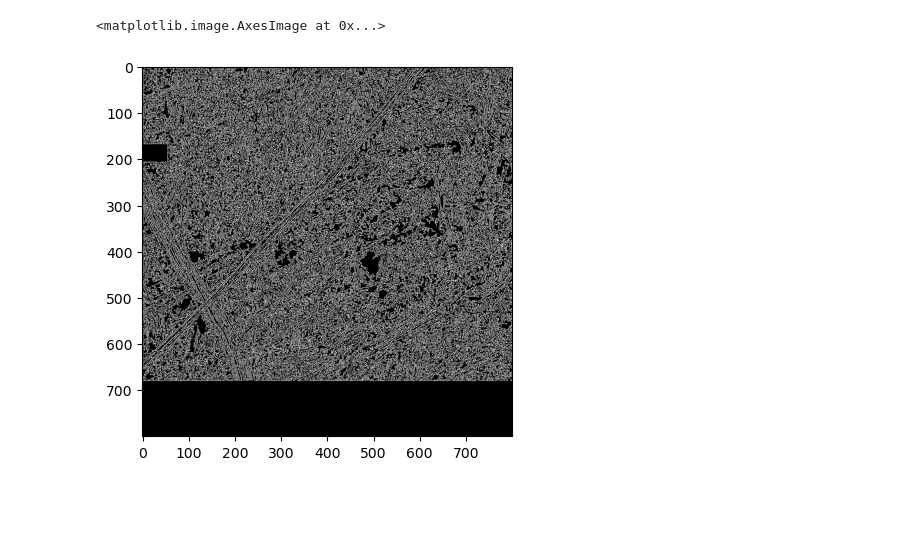
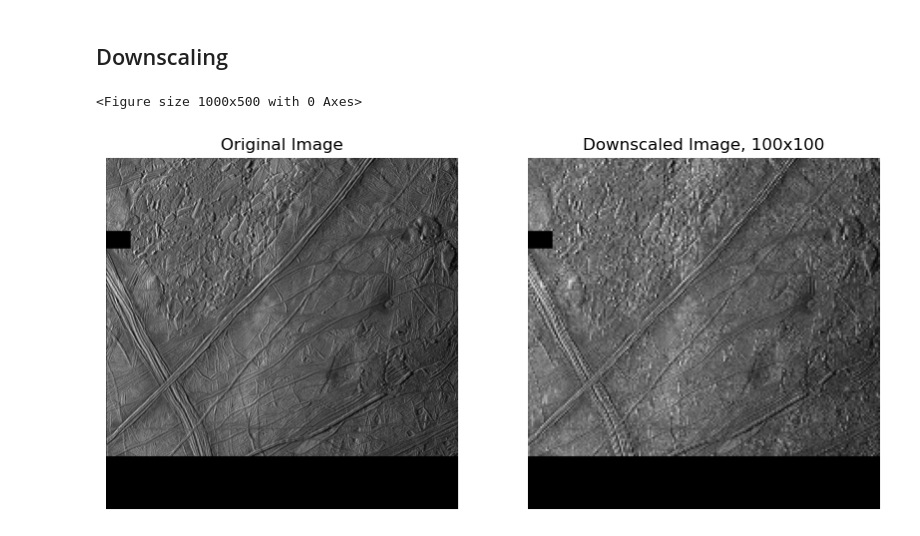
Before and after one commit to Rowan-Nag/Europa-Cycloided, a Jupyter notebook: europa-filters.ipynb, the cells around one changed output. Saved outputs shown, nothing was run; the diff lists cells and outputs as text; code cells hidden in the pictures; blank space fills up the shorter version.

```diff
--- a/europa-filters.ipynb
+++ b/europa-filters.ipynb
@@ -7,22 +5,34 @@ original = cv.imread("data/C0383713713R_full.jpg")
-# %%
-image = cv.cvtColor(original, cv.COLOR_BGR2GRAY)
-
-sharpen = np.array([[-1,-1,-1], [-1,9,-1], [-1,-1,-1]])
-unsharp_mask = np.array([[1, 4, 6, 4, 1],
-                    [4, 16, 24, 16, 4],
-                    [6, 24, -476, 24, 6],
-                    [4, 16, 24, 16, 4],
-                    [1, 4, 6, 4, 1]]) / -256
-
-image = cv.filter2D(image, -1, unsharp_mask)
-image = cv.filter2D(image, -1, unsharp_mask)
-
-edges = cv.Canny(image, 200, 500)
-plt.imshow(edges, cmap="gray")
-
-# image = cv.GaussianBlur(image, (5, 5), 0)
-
-# plt.imshow(image, cmap="gray")
-# %% [output]
-<matplotlib.image.AxesImage at 0x...>
-[figure, removed]
+# %%
+original = cv.imread("data/C0383713713R_full.jpg")
+image = cv.cvtColor(original, cv.COLOR_BGR2GRAY)
+image = cv.resize(image, (500, 500))
+def plotBoth(image, title='Processed Image', original=original, original_title='Original Image'):
+    plt.figure(figsize=(10, 5))
+
+    # Plot the original and resized images side-by-side
+    plt.figure(figsize=(10, 5))
+
+    # Plot original image
+    plt.subplot(121)
+    plt.imshow(cv.cvtColor(original, cv.COLOR_BGR2RGB))
+    plt.axis('off')
+    plt.title(original_title)
+
+    # Plot resized image
+    plt.subplot(122)
+    plt.imshow(image, cmap='gray')
+    plt.title(title)
+    plt.axis('off')
+    # Set the background of the plot to be transparent
+    plt.gcf().patch.set_alpha(0)
+    plt.show()
+# %% [markdown]
+## Downscaling
+# %%
+# Resize the image
+resized_image = cv.resize(image, (200, 200))
+
+plotBoth(resized_image, 'Downscaled Image, 100x100')
+# %% [output]
+<Figure size 1000x500 with 0 Axes>
+[figure, added]
```
Also changed, not shown: parts of 10 cells of this notebook.
